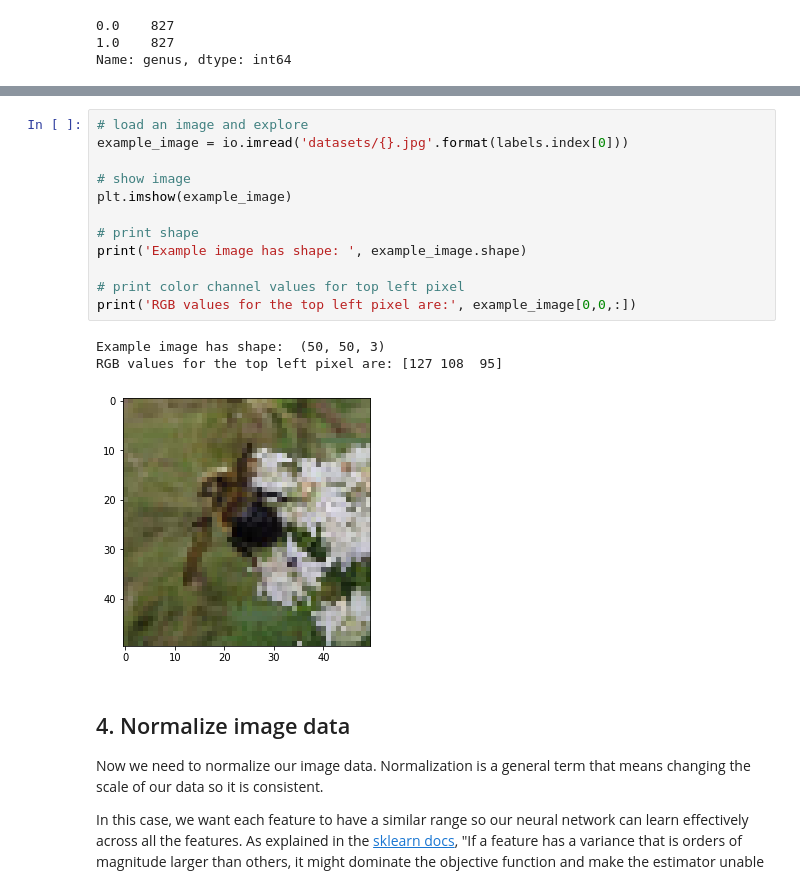
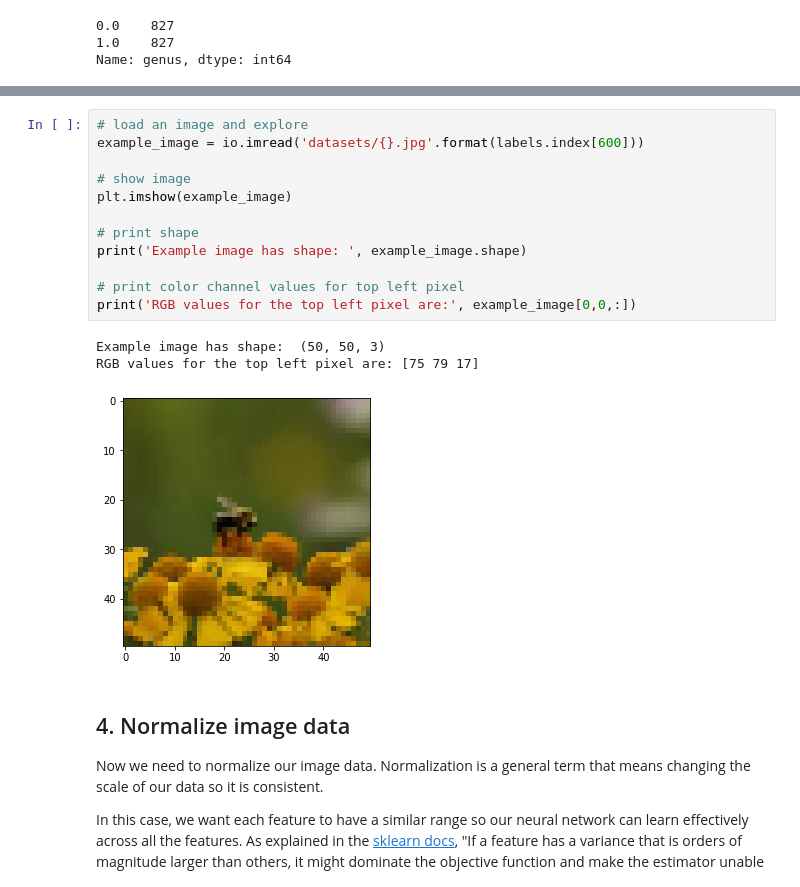
Before and after one commit to TanabutT/Projects, a Jupyter notebook: NaïveBees_DeepLearningwithImages/notebook.ipynb, the cells around one changed output, grey strips where cells are left out. Cells and saved outputs as stored; diff of their text form.

```diff
--- a/NaïveBees_DeepLearningwithImages/notebook.ipynb
+++ b/NaïveBees_DeepLearningwithImages/notebook.ipynb
@@ -54,20 +54,20 @@ Name: genus, dtype: int64
 <p>Let's explore the data for a sample image. </p>
 # %%
 # load an image and explore
-example_image = io.imread('datasets/{}.jpg'.format(labels.index[0]))
+example_image = io.imread('datasets/{}.jpg'.format(labels.index[600]))
 
 # show image
 plt.imshow(example_image)
 
 # print shape
 print('Example image has shape: ', example_image.shape)
 
 # print color channel values for top left pixel
 print('RGB values for the top left pixel are:', example_image[0,0,:])
 # %% [output]
 Example image has shape:  (50, 50, 3)
-RGB values for the top left pixel are: [127 108  95]
+RGB values for the top left pixel are: [75 79 17]
-[figure, old version]
+[figure, new version]
 # %% [markdown]
 ## 4. Normalize image data
 <p>Now we need to normalize our image data. Normalization is a general term that means changing the scale of our data so it is consistent.</p>
```
Also changed, not shown: parts of 5 cells of this notebook.
